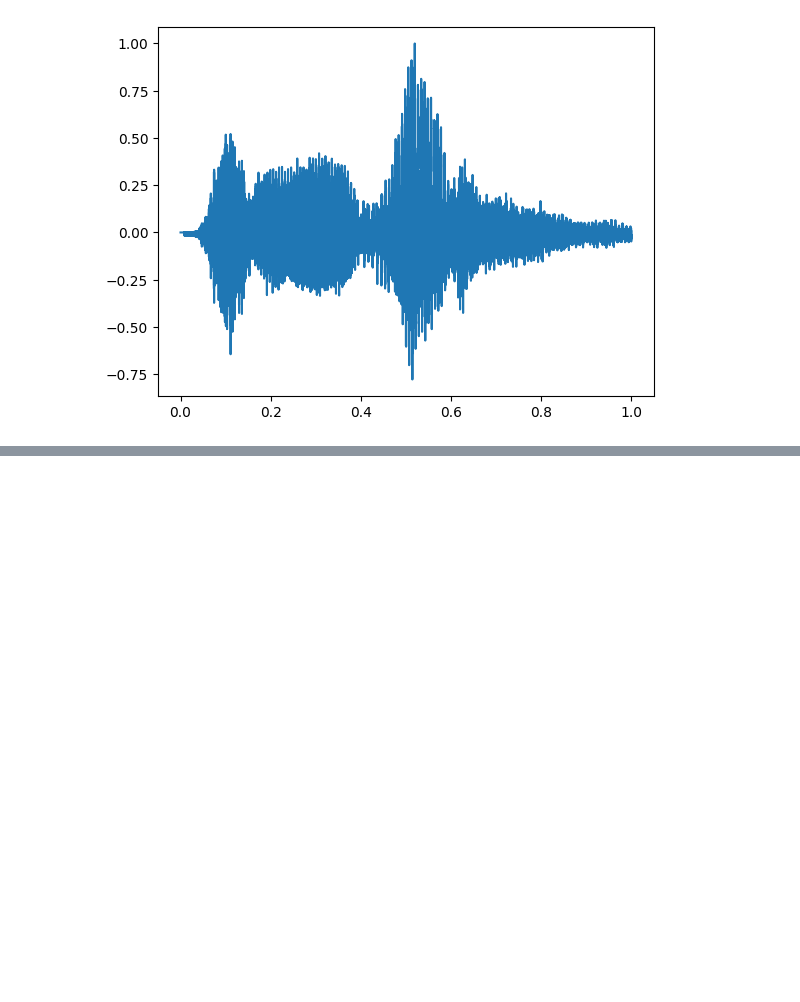
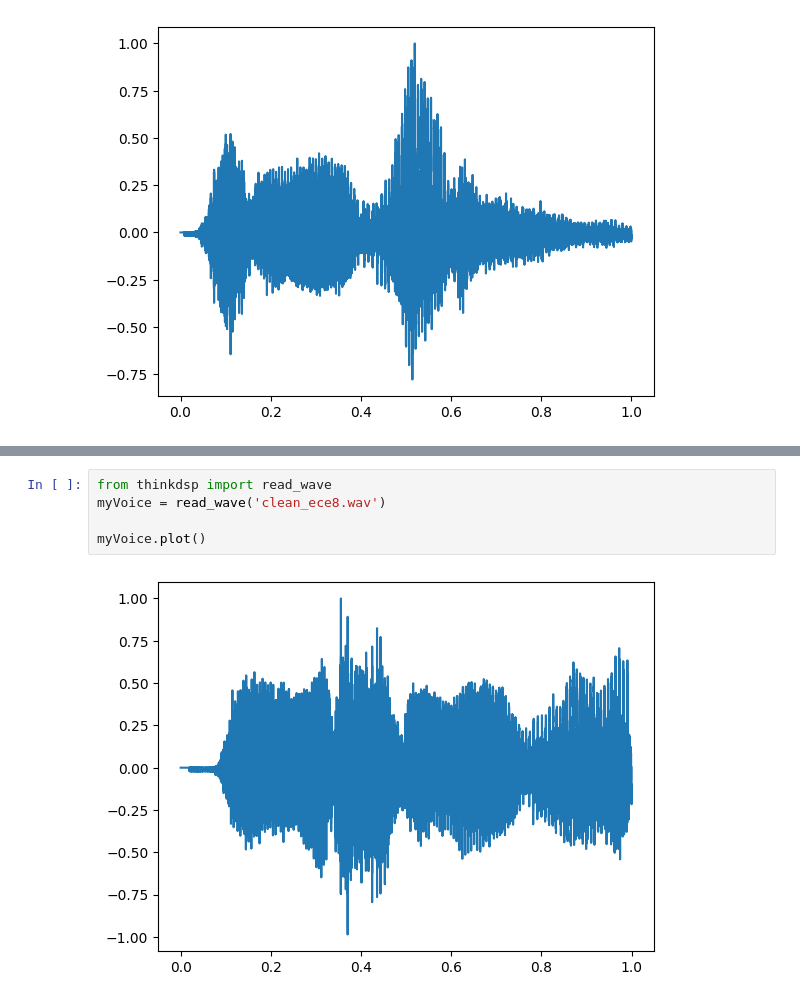
Before and after one commit to renzperit11/DSP, a Jupyter notebook: audio_recognition_project/cleanAudiofile.ipynb, the cells around one changed output, grey strips where cells are left out. Cells and saved outputs as stored; diff of their text form; blank space fills up the shorter version.

```diff
--- a/audio_recognition_project/cleanAudiofile.ipynb
+++ b/audio_recognition_project/cleanAudiofile.ipynb
@@ -310,0 +348,7 @@ myVoice.plot()
+# %%
+from thinkdsp import read_wave
+myVoice = read_wave('clean_ece8.wav')
+
+myVoice.plot()
+# %% [output]
+[figure, added]
```
Also changed, not shown: parts of 2 cells of this notebook.
